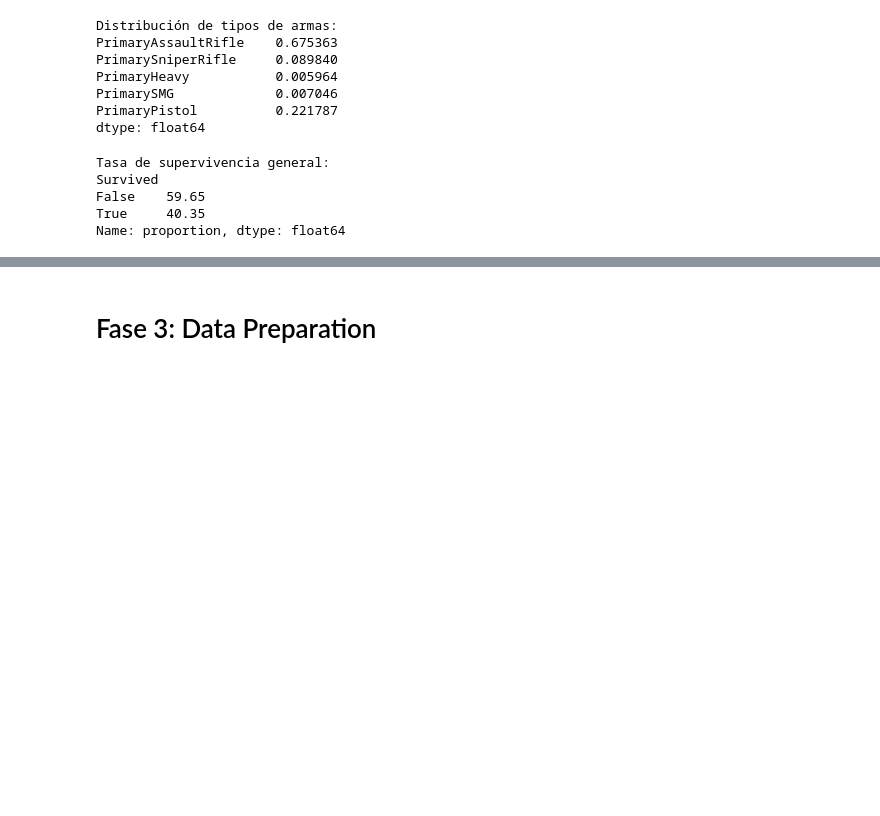
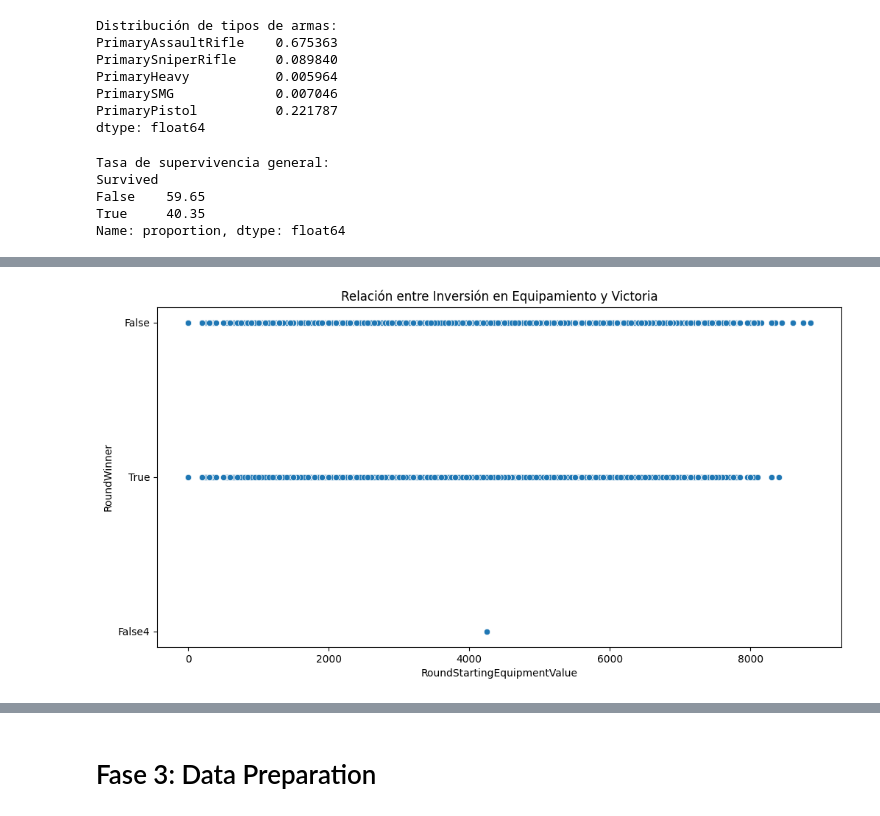
Before and after one commit to lonelystar16/fund-machinelearning, a Jupyter notebook: Informe Tecnico.ipynb, the cells around one changed output, grey strips where cells are left out. Saved outputs shown, nothing was run; the diff lists cells and outputs as text; code cells hidden in the pictures; blank space fills up the shorter version.

```diff
--- a/Informe Tecnico.ipynb
+++ b/Informe Tecnico.ipynb
@@ -552,0 +632,8 @@ Name: proportion, dtype: float64
+# %%
+# 2. Impacto del Equipamiento
+plt.figure(figsize=(12,6))
+sns.scatterplot(data=rdf, x='RoundStartingEquipmentValue', y='RoundWinner')
+plt.title('Relación entre Inversión en Equipamiento y Victoria')
+plt.show()
+# %% [output]
+[figure, added]
```
Also changed, not shown: parts of 26 cells of this notebook.
